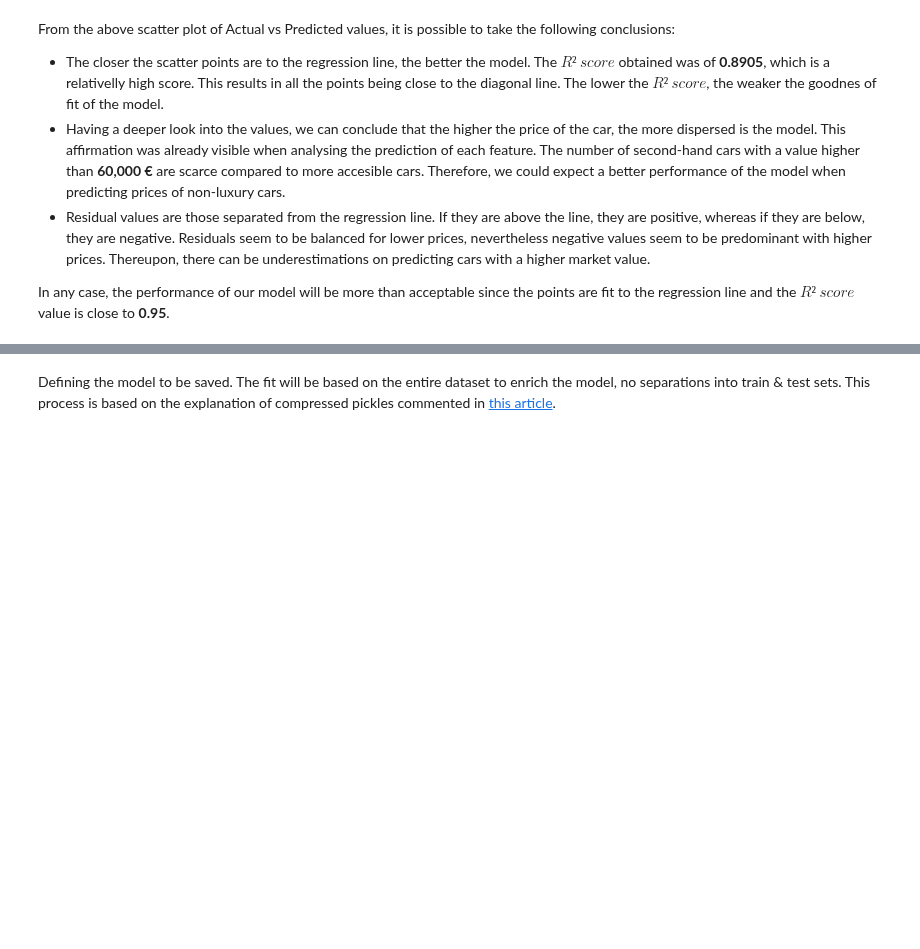
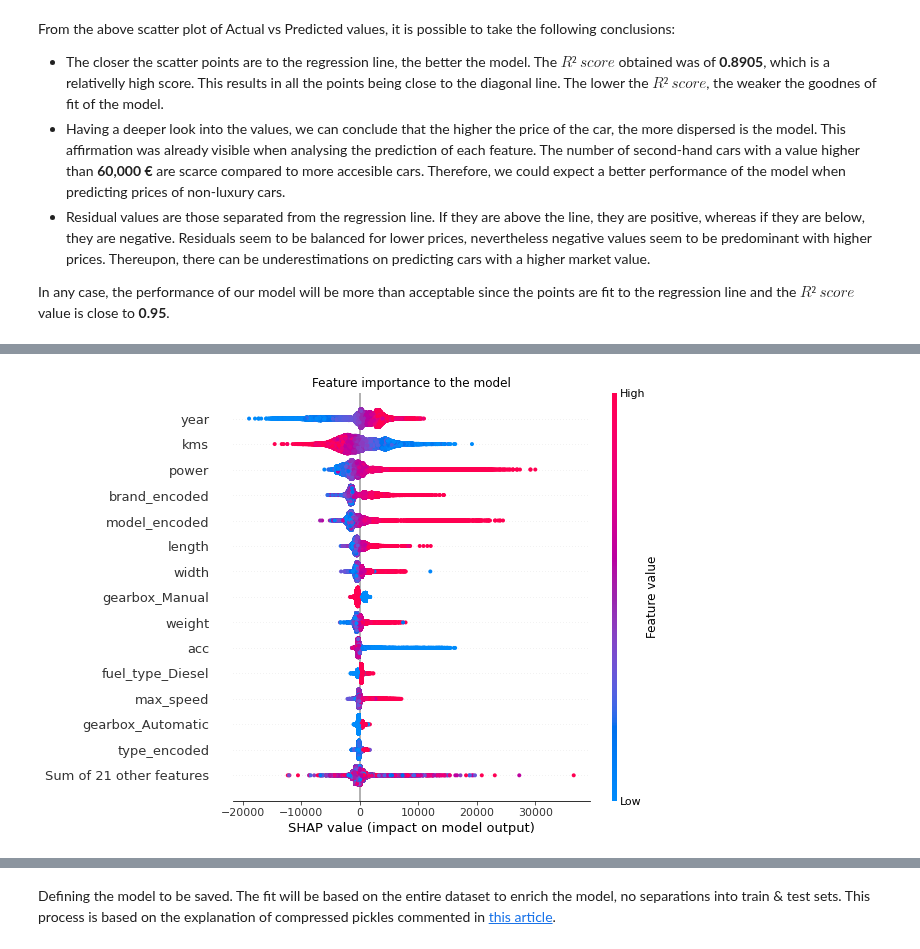
Before and after one commit to caresppen/UsedCarsAppraiser, a Jupyter notebook: notebooks/12b_Model_Builder-CB.ipynb, the cells around one changed output, grey strips where cells are left out. Drawn from its saved outputs; the diff is of its cells as text; code cells hidden in the pictures; blank space fills up the shorter version.

```diff
--- a/notebooks/12b_Model_Builder-CB.ipynb
+++ b/notebooks/12b_Model_Builder-CB.ipynb
@@ -200,0 +214,10 @@ In any case, the performance of our model will be more than acceptable since the
+# %%
+explainer = shap.Explainer(cb)
+shap_values = explainer(X)
+# %%
+plt.title('Feature importance to the model')
+shap.plots.beeswarm(shap_values, max_display=15, show=False)
+plt.savefig('fig/12_shap_model_distribution.png', bbox_inches='tight')
+plt.show()
+# %% [output]
+[figure, added]
```
Also changed, not shown: parts of 11 cells of this notebook, 8 other files.
